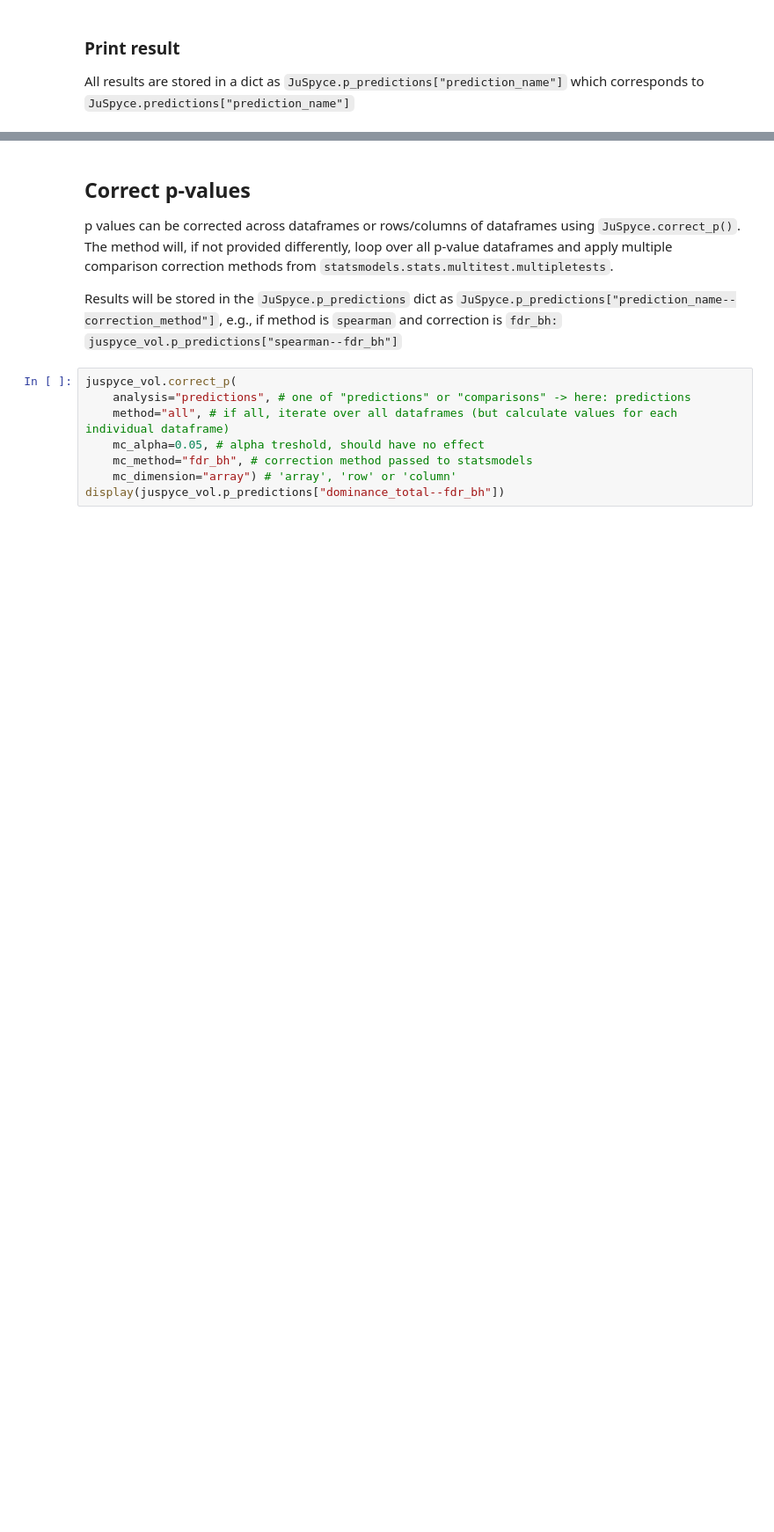
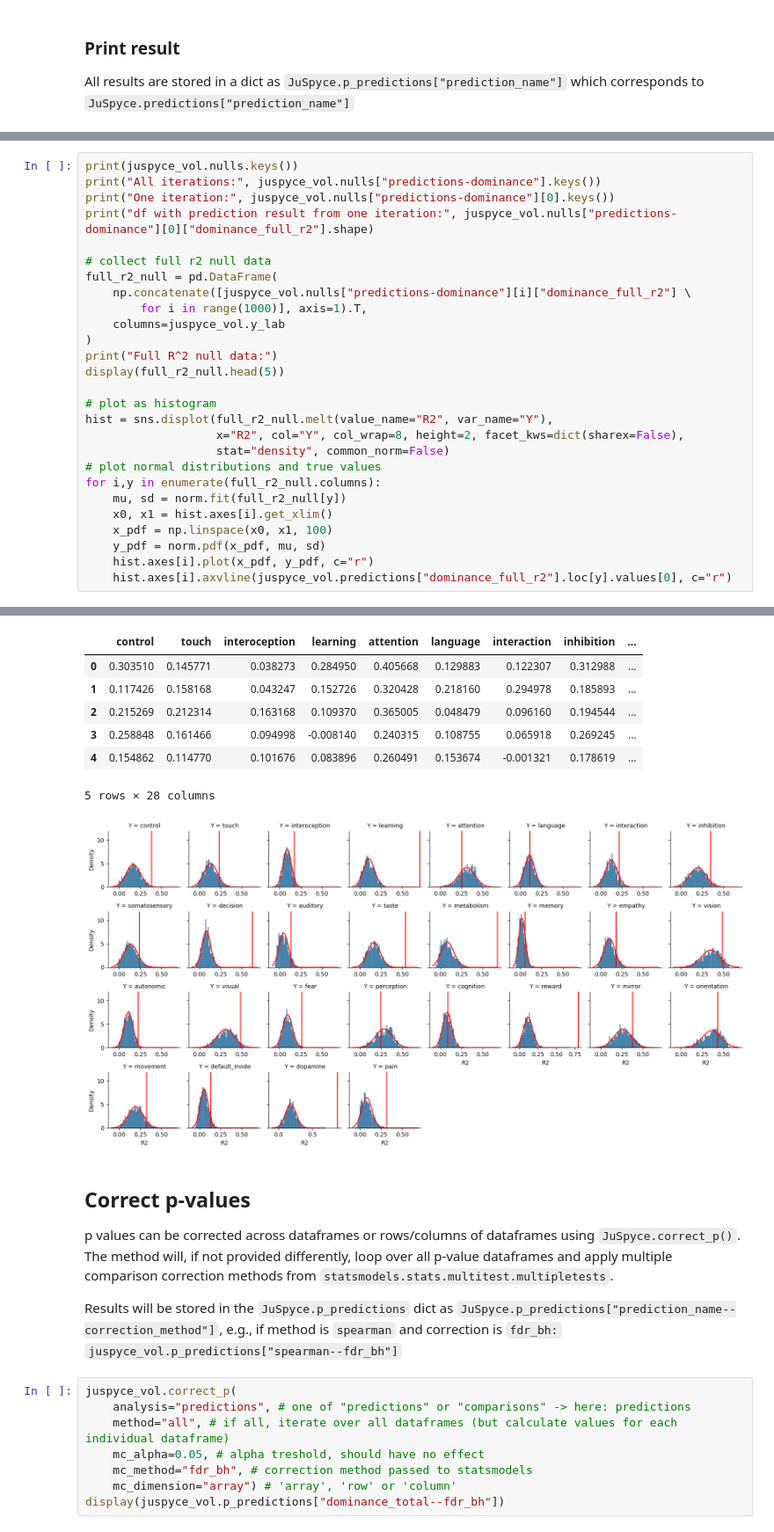
Before and after one commit to LeonDLotter/JuSpyce, a Jupyter notebook: testing/test_5_juspyce.permute_maps.ipynb, the cells around one changed output, grey strips where cells are left out. Shown at 88% size. Drawn from its saved outputs; the diff is of its cells as text; blank space fills up the shorter version.

```diff
--- a/testing/test_5_juspyce.permute_maps.ipynb
+++ b/testing/test_5_juspyce.permute_maps.ipynb
@@ -150,0 +189,28 @@ dominance_individual
+# %%
+print(juspyce_vol.nulls.keys())
+print("All iterations:", juspyce_vol.nulls["predictions-dominance"].keys())
+print("One iteration:", juspyce_vol.nulls["predictions-dominance"][0].keys())
+print("df with prediction result from one iteration:", juspyce_vol.nulls["predictions-dominance"][0]["dominance_full_r2"].shape)
+
+# collect full r2 null data
+full_r2_null = pd.DataFrame(
+    np.concatenate([juspyce_vol.nulls["predictions-dominance"][i]["dominance_full_r2"] \
+        for i in range(1000)], axis=1).T,
+    columns=juspyce_vol.y_lab
+)
+print("Full R^2 null data:")
+display(full_r2_null.head(5))
+
+# plot as histogram
+hist = sns.displot(full_r2_null.melt(value_name="R2", var_name="Y"),
+                   x="R2", col="Y", col_wrap=8, height=2, facet_kws=dict(sharex=False),
+                   stat="density", common_norm=False)
+# plot normal distributions and true values
+for i,y in enumerate(full_r2_null.columns):
+    mu, sd = norm.fit(full_r2_null[y])
+    x0, x1 = hist.axes[i].get_xlim()
+    x_pdf = np.linspace(x0, x1, 100)
+    y_pdf = norm.pdf(x_pdf, mu, sd)
+    hist.axes[i].plot(x_pdf, y_pdf, c="r")
+    hist.axes[i].axvline(juspyce_vol.predictions["dominance_full_r2"].loc[y].values[0], c="r")
+# %% [output]
@@ -151,3 +222,11 @@ dominance_individual
+|  | control | touch | interoception | learning | attention | language | interaction | inhibition | ... |
+| 0 | 0.303510 | 0.145771 | 0.038273 | 0.284950 | 0.405668 | 0.129883 | 0.122307 | 0.312988 | ... |
+| 1 | 0.117426 | 0.158168 | 0.043247 | 0.152726 | 0.320428 | 0.218160 | 0.294978 | 0.185893 | ... |
+| 2 | 0.215269 | 0.212314 | 0.163168 | 0.109370 | 0.365005 | 0.048479 | 0.096160 | 0.194544 | ... |
+| 3 | 0.258848 | 0.161466 | 0.094998 | -0.008140 | 0.240315 | 0.108755 | 0.065918 | 0.269245 | ... |
+| 4 | 0.154862 | 0.114770 | 0.101676 | 0.083896 | 0.260491 | 0.153674 | -0.001321 | 0.178619 | ... |
+5 rows × 28 columns
+[figure, added]
 # %% [markdown]
 ## Correct p-values
 
```
Also changed, not shown: parts of 8 cells of this notebook, 3 other files.
